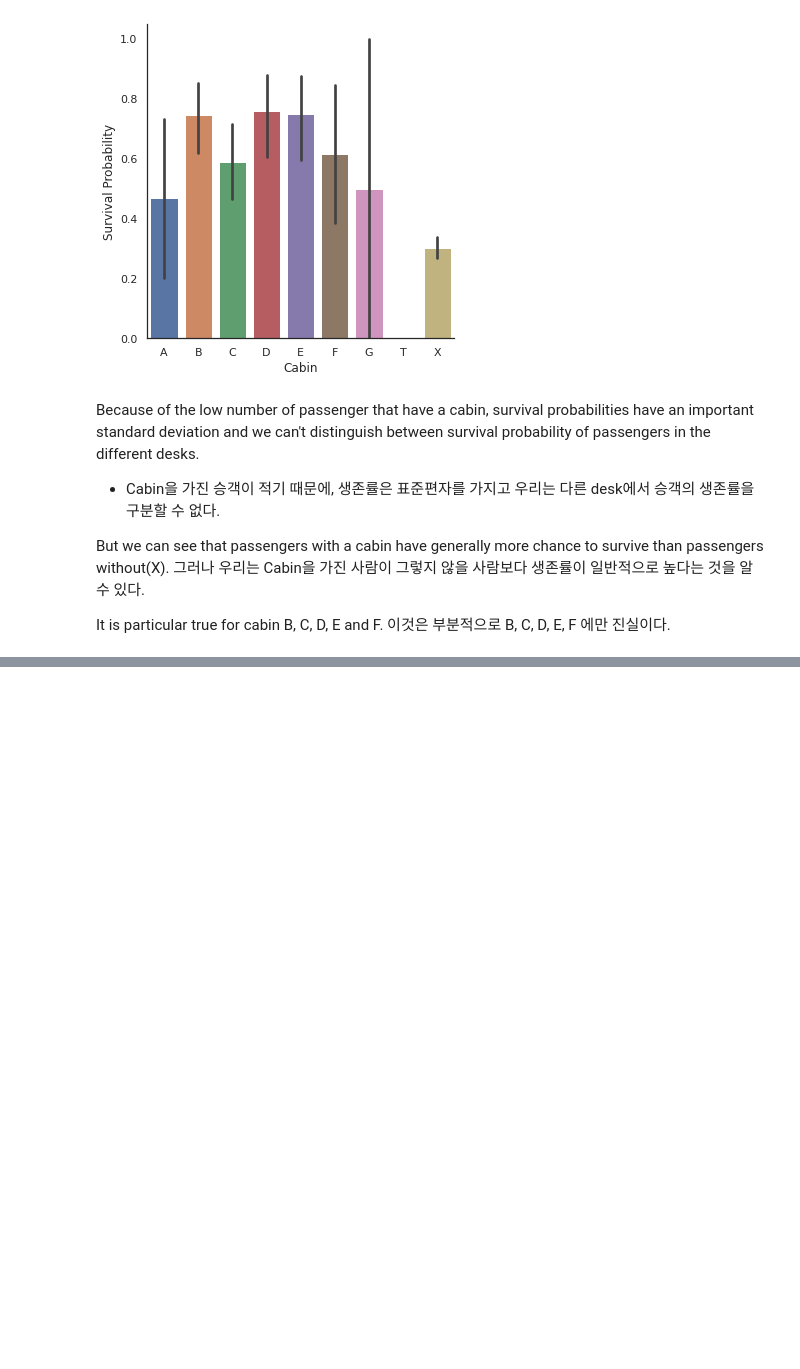
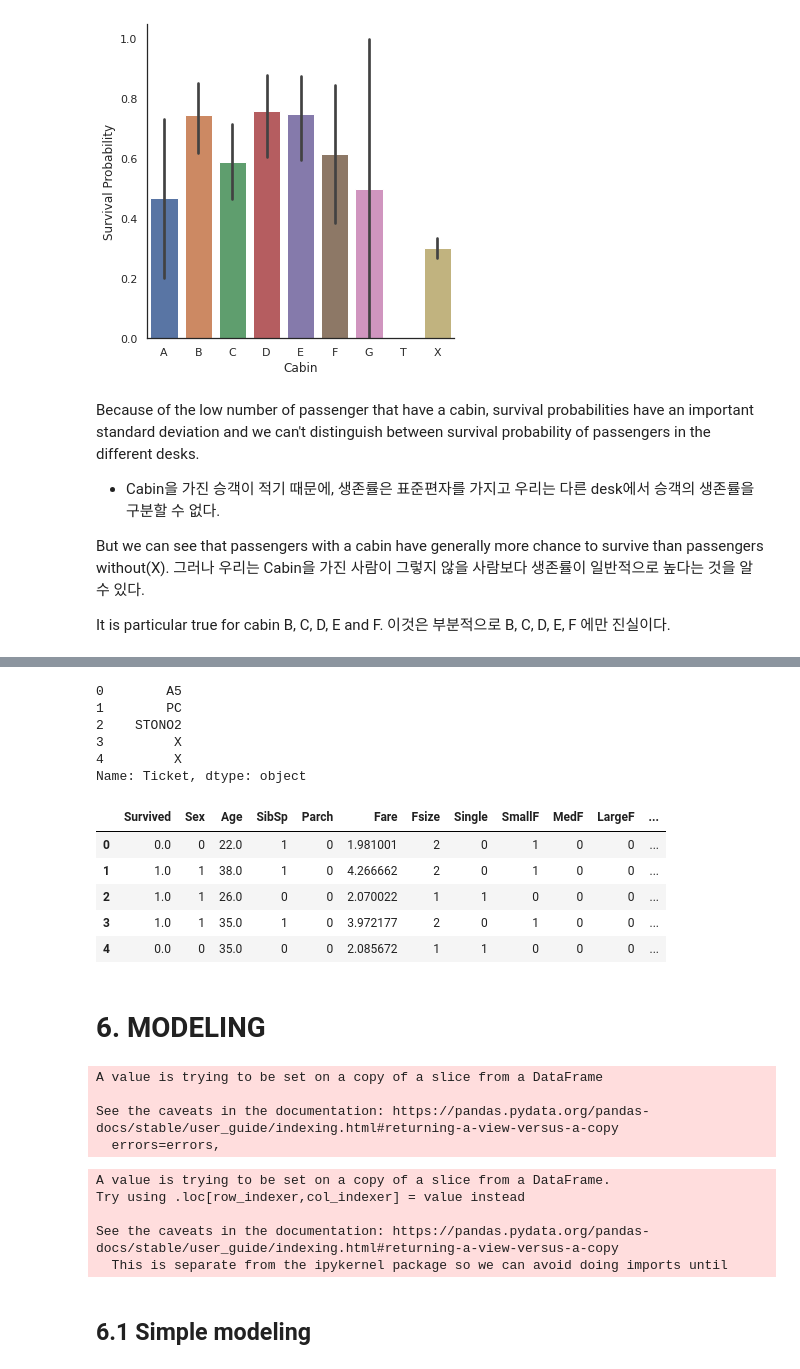
Before and after one commit to jsleeg98/Kaggle_practice, a Jupyter notebook: Titanic/Titanic_Top_4_with_ensemble_modeling_필사.ipynb, the cells around one changed output, grey strips where cells are left out. Drawn from its saved outputs; the diff is of its cells as text; code cells hidden in the pictures; blank space fills up the shorter version.

```diff
--- a/Titanic/Titanic_Top_4_with_ensemble_modeling_필사.ipynb
+++ b/Titanic/Titanic_Top_4_with_ensemble_modeling_필사.ipynb
@@ -745,0 +784,25 @@ dataset = pd.get_dummies(dataset, columns = ["Cabin"],prefix="Cabin")
+# %%
+## Treat Ticket by extracting the ticket prefix. When there is no prefix it returns X.
+
+Ticket = []
+for i in list(dataset.Ticket):
+  if not i.isdigit():
+    Ticket.append(i.replace('.','').replace('/', '').strip().split(' ')[0])
+  else:
+    Ticket.append('X')
+
+dataset['Ticket'] = Ticket
+dataset['Ticket'].head()
+# %% [output]
+0        A5
+1        PC
+2    STONO2
+3         X
+4         X
+Name: Ticket, dtype: object
+# %%
+dataset = pd.get_dummies(dataset, columns = ['Ticket'], prefix = 'T')
+# %%
+# Create categorical values for Pclass
+dataset['Pclass'] = dataset['Pclass'].astype('category')
+dataset = pd.get_dummies(dataset, columns = ['Pclass'], prefix = 'Pc')
@@ -745,0 +812,38 @@ dataset = pd.get_dummies(dataset, columns = ["Cabin"],prefix="Cabin")
+# %%
+dataset.head()
+# %% [output]
+|  | Survived | Sex | Age | SibSp | Parch | Fare | Fsize | Single | SmallF | MedF | LargeF | ... |
+| 0 | 0.0 | 0 | 22.0 | 1 | 0 | 1.981001 | 2 | 0 | 1 | 0 | 0 | ... |
+| 1 | 1.0 | 1 | 38.0 | 1 | 0 | 4.266662 | 2 | 0 | 1 | 0 | 0 | ... |
+| 2 | 1.0 | 1 | 26.0 | 0 | 0 | 2.070022 | 1 | 1 | 0 | 0 | 0 | ... |
+| 3 | 1.0 | 1 | 35.0 | 1 | 0 | 3.972177 | 2 | 0 | 1 | 0 | 0 | ... |
+| 4 | 0.0 | 0 | 35.0 | 0 | 0 | 2.085672 | 1 | 1 | 0 | 0 | 0 | ... |
+# %% [markdown]
+# 6. MODELING
+# %%
+## Separate train dataset and test dataset
+
+train = dataset[:train_len]
+test = dataset[train_len:]
+test.drop(labels = ['Survived'], axis = 1, inplace = True)
+# %% [output]
+A value is trying to be set on a copy of a slice from a DataFrame
+
+See the caveats in the documentation: https://pandas.pydata.org/pandas-docs/stable/user_guide/indexing.html#returning-a-view-versus-a-copy
+  errors=errors,
+# %%
+## Separate train features and label
+
+train['Survived'] = train['Survived'].astype(int)
+
+Y_train = train['Survived']
+
+X_train = train.drop(labels = ['Survived'], axis = 1)
+# %% [output]
+A value is trying to be set on a copy of a slice from a DataFrame.
+Try using .loc[row_indexer,col_indexer] = value instead
+
+See the caveats in the documentation: https://pandas.pydata.org/pandas-docs/stable/user_guide/indexing.html#returning-a-view-versus-a-copy
+  This is separate from the ipykernel package so we can avoid doing imports until
+# %% [markdown]
+## 6.1 Simple modeling
```
Also changed, not shown: parts of 15 cells of this notebook.
